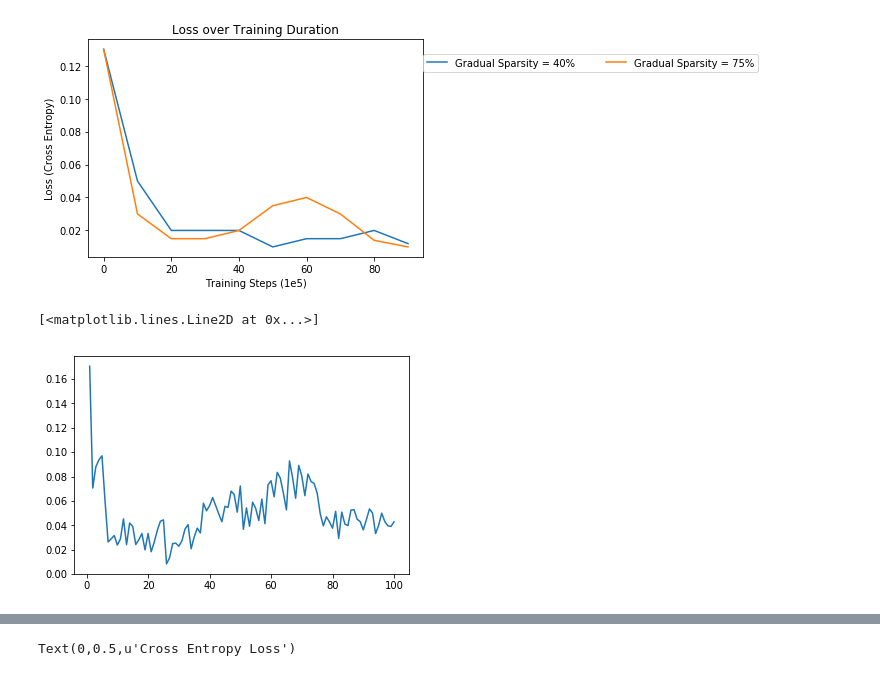
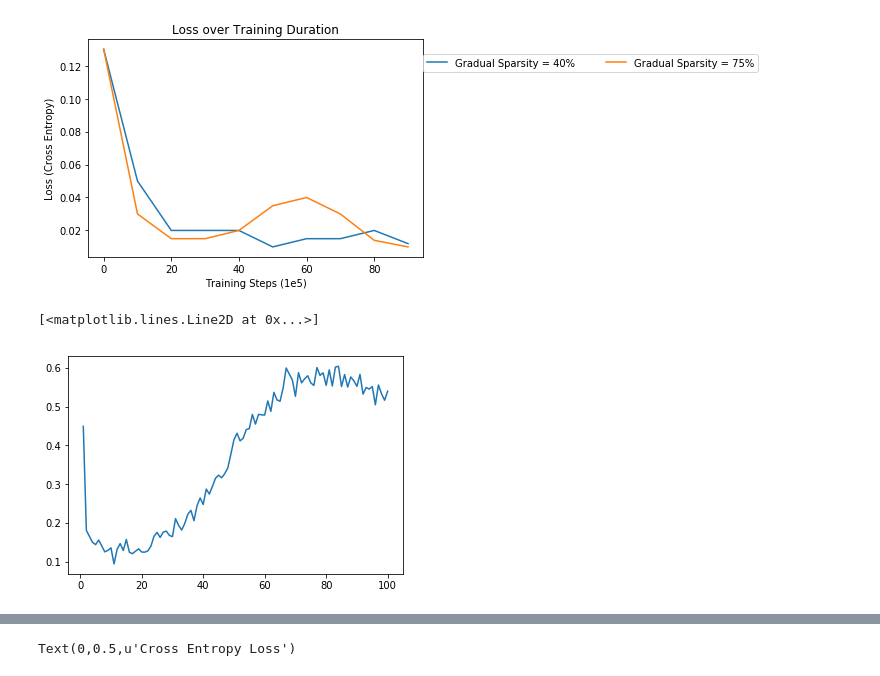
Before and after one commit to ChristopherSweeney/SlimNets, a Jupyter notebook: prunning.ipynb, the cells around one changed output, grey strips where cells are left out. Saved outputs shown, nothing was run; the diff lists cells and outputs as text; code cells hidden in the pictures.

```diff
--- a/prunning.ipynb
+++ b/prunning.ipynb
@@ -121,3 +140,8 @@ class MaskedConv2d(nn.Conv2d):
         else:
             return F.conv2d(x, self.weight, self.bias, self.stride,
                         self.padding, self.dilation, self.groups)
+# %%
+model_ini = DeepConvNet()
+st = torch.load("KD/models/distill_best.tar")
+model_ini.load_state_dict(st['state_dict'])
+model_ini = model_ini.cuda()
@@ -324,4 +458,6 @@ def test(model, loader):
         ))
 
     return acc
+# %%
+model_ini = model_ini.cuda()
 # %%
@@ -603 +817,3 @@ None
+# %%
+prune1 = PruneWrapSparse(0,model_ini,0,.4,100,350,trainloader)
 # %%
@@ -712,7 +929,7 @@ p75l=prune.loss_over_time
 # %%
 %matplotlib inline
 plt.figure()
-plt.plot(range(len(prune.loss_over_time))[1:],prune.loss_over_time[1:])
+plt.plot(range(len(prune1.loss_over_time))[1:],prune1.loss_over_time[1:])
 # %% [output]
 [<matplotlib.lines.Line2D at 0x...>]
-[figure, old version]
+[figure, new version]
```
Also changed, not shown: parts of 17 cells of this notebook, 8 other files.
